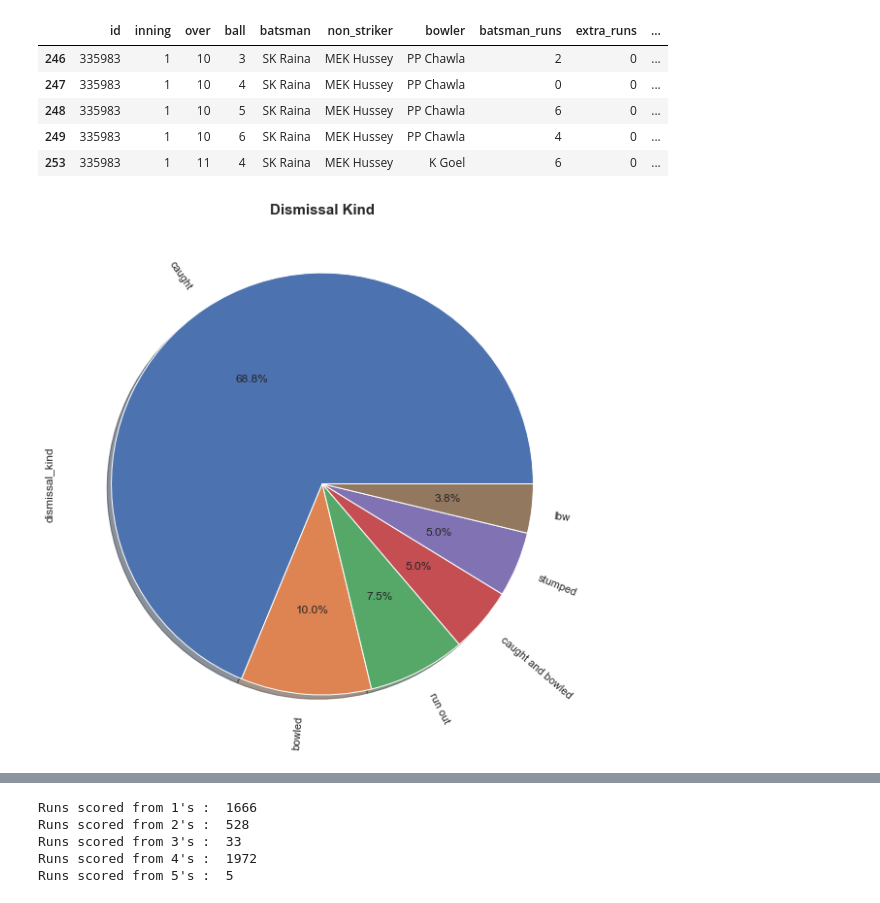
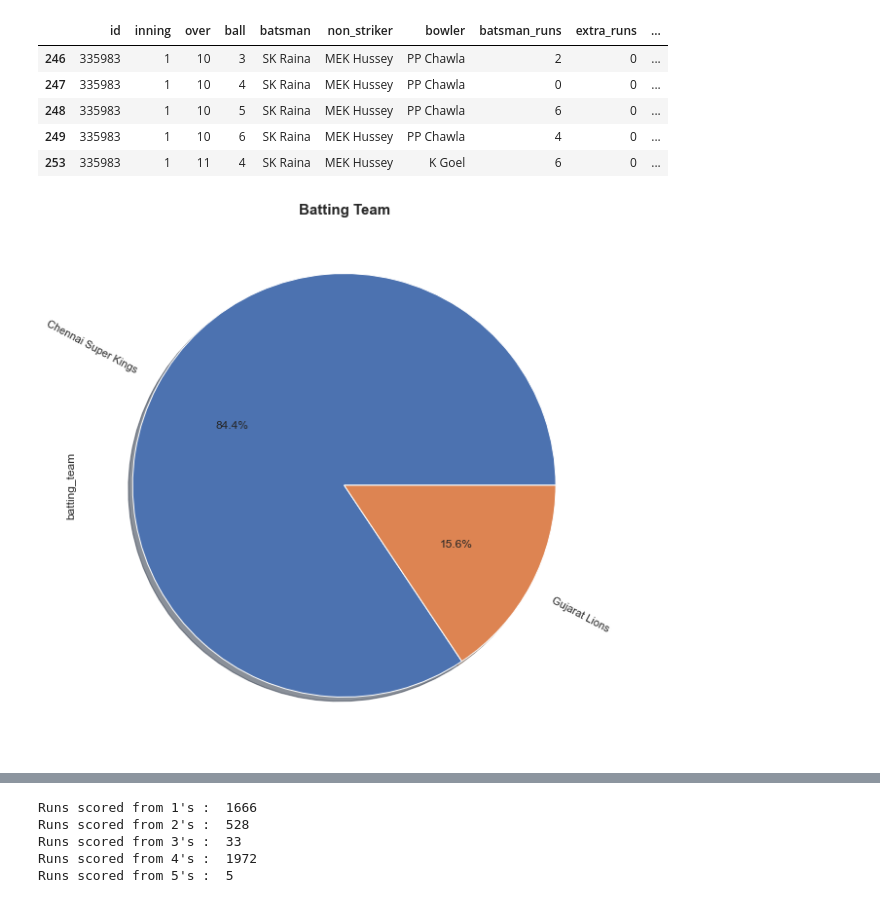
Before and after one commit to ikanurfitriani/IPL_2008-2020_and_2022, a Jupyter notebook: IPL_2008-2020.ipynb, the cells around one changed output, grey strips where cells are left out. Cells and saved outputs as stored; diff of their text form; code cells hidden in the pictures.

```diff
--- a/IPL_2008-2020.ipynb
+++ b/IPL_2008-2020.ipynb
@@ -133,0 +193,6 @@ dtype: int64
+# %%
+df_ball["dismissal_kind"] = df_ball["dismissal_kind"].fillna("unknown")
+df_ball["player_dismissed"] = df_ball["player_dismissed"].fillna("unknown")
+df_ball["fielder"] = df_ball["fielder"].fillna("unknown")
+df_ball["extras_type"] = df_ball["extras_type"].fillna("unknown")
+df_ball["bowling_team"] = df_ball["bowling_team"].fillna("unknown")
@@ -162,3 +275,6 @@ print("Jumlah duplicated data dari df_match =", df_match.duplicated().sum())
 # %% [output]
 Jumlah duplicated data dari df_ball = 1
 Jumlah duplicated data dari df_match = 0
+# %%
+# Menghapus data duplikat
+df_ball.drop_duplicates(subset=df_ball.columns, keep='first', inplace=True)
@@ -361,8 +505,8 @@ df_raina.head()
 | 249 | 335983 | 1 | 10 | 6 | SK Raina | MEK Hussey | PP Chawla | 4 | 0 | ... |
 | 253 | 335983 | 1 | 11 | 4 | SK Raina | MEK Hussey | K Goel | 6 | 0 | ... |
 # %%
-df_raina['dismissal_kind'].value_counts().plot.pie(autopct='%1.1f%%', shadow=True, rotatelabels=True)
-plt.title('Dismissal Kind', fontweight='bold', fontsize=15)
+df_raina['batting_team'].value_counts().plot.pie(autopct='%1.1f%%', shadow=True, rotatelabels=True)
+plt.title('Batting Team', fontweight='bold', fontsize=15)
 plt.show()
 # %% [output]
-[figure, old version]
+[figure, new version]
```
Also changed, not shown: parts of 28 cells of this notebook, 1 other file.
